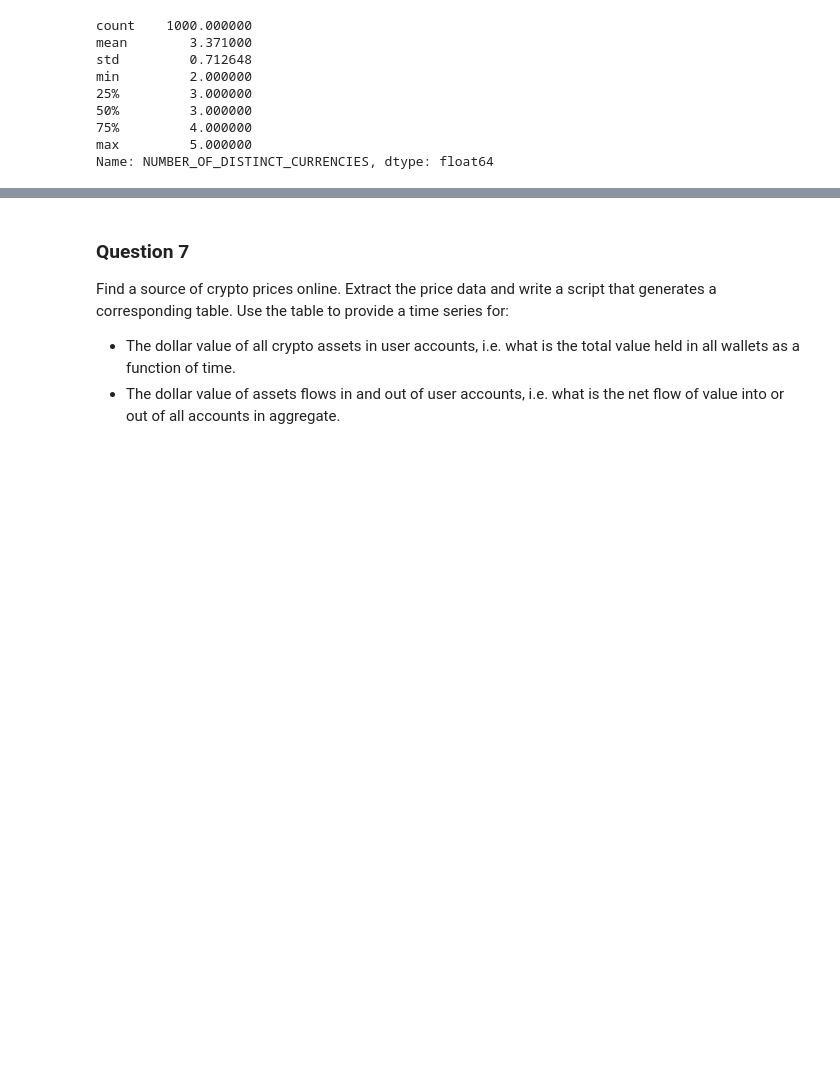
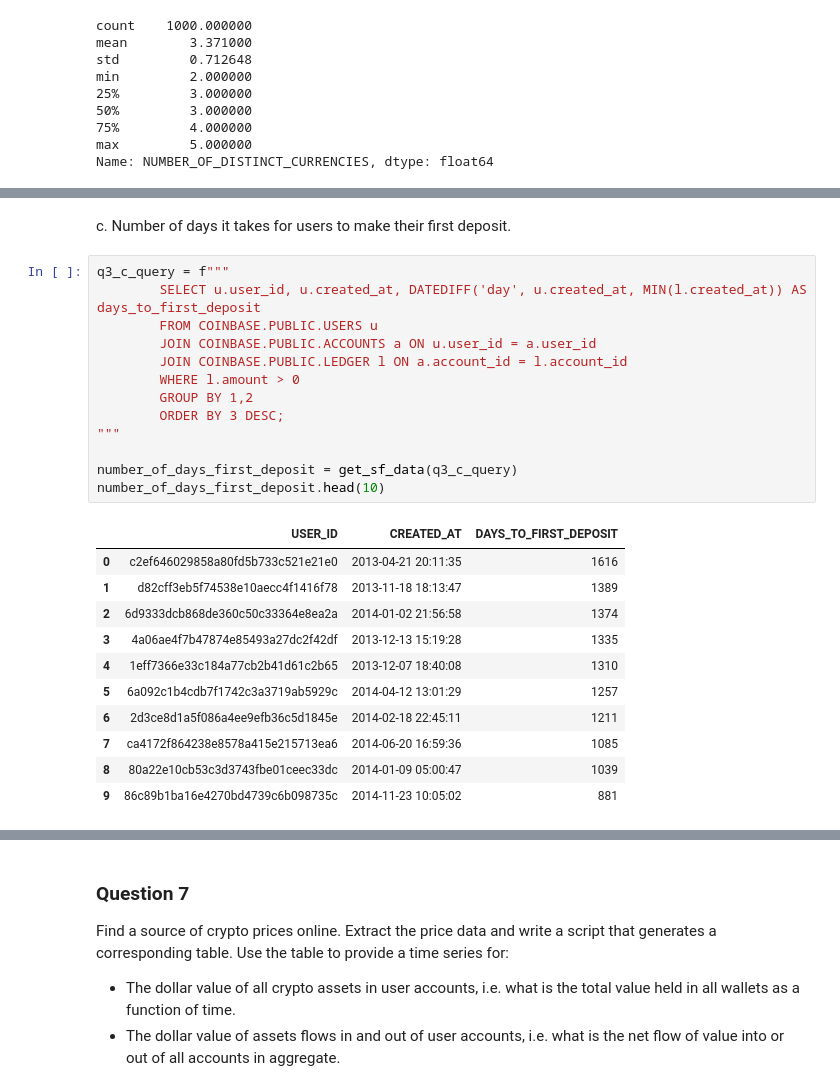
Before and after one commit to ycyuchengliu/coinbase_note, a Jupyter notebook: Coinbase_Data_HW.ipynb, the cells around one changed output, grey strips where cells are left out. Saved outputs shown, nothing was run; the diff lists cells and outputs as text; blank space fills up the shorter version.

```diff
--- a/Coinbase_Data_HW.ipynb
+++ b/Coinbase_Data_HW.ipynb
@@ -197,0 +191,27 @@ KeyError: 'Number of Currencies'
+# %% [markdown]
+c. Number of days it takes for users to make their first deposit.
+# %%
+q3_c_query = f"""
+        SELECT u.user_id, u.created_at, DATEDIFF('day', u.created_at, MIN(l.created_at)) AS days_to_first_deposit
+        FROM COINBASE.PUBLIC.USERS u
+        JOIN COINBASE.PUBLIC.ACCOUNTS a ON u.user_id = a.user_id
+        JOIN COINBASE.PUBLIC.LEDGER l ON a.account_id = l.account_id
+        WHERE l.amount > 0
+        GROUP BY 1,2
+        ORDER BY 3 DESC;
+"""
+
+number_of_days_first_deposit = get_sf_data(q3_c_query)
+number_of_days_first_deposit.head(10)
+# %% [output]
+|  | USER_ID | CREATED_AT | DAYS_TO_FIRST_DEPOSIT |
+| 0 | c2ef646029858a80fd5b733c521e21e0 | 2013-04-21 20:11:35 | 1616 |
+| 1 | d82cff3eb5f74538e10aecc4f1416f78 | 2013-11-18 18:13:47 | 1389 |
+| 2 | 6d9333dcb868de360c50c33364e8ea2a | 2014-01-02 21:56:58 | 1374 |
+| 3 | 4a06ae4f7b47874e85493a27dc2f42df | 2013-12-13 15:19:28 | 1335 |
+| 4 | 1eff7366e33c184a77cb2b41d61c2b65 | 2013-12-07 18:40:08 | 1310 |
+| 5 | 6a092c1b4cdb7f1742c3a3719ab5929c | 2014-04-12 13:01:29 | 1257 |
+| 6 | 2d3ce8d1a5f086a4ee9efb36c5d1845e | 2014-02-18 22:45:11 | 1211 |
+| 7 | ca4172f864238e8578a415e215713ea6 | 2014-06-20 16:59:36 | 1085 |
+| 8 | 80a22e10cb53c3d3743fbe01ceec33dc | 2014-01-09 05:00:47 | 1039 |
+| 9 | 86c89b1ba16e4270bd4739c6b098735c | 2014-11-23 10:05:02 | 881 |
```
Also changed, not shown: parts of 8 cells of this notebook.
